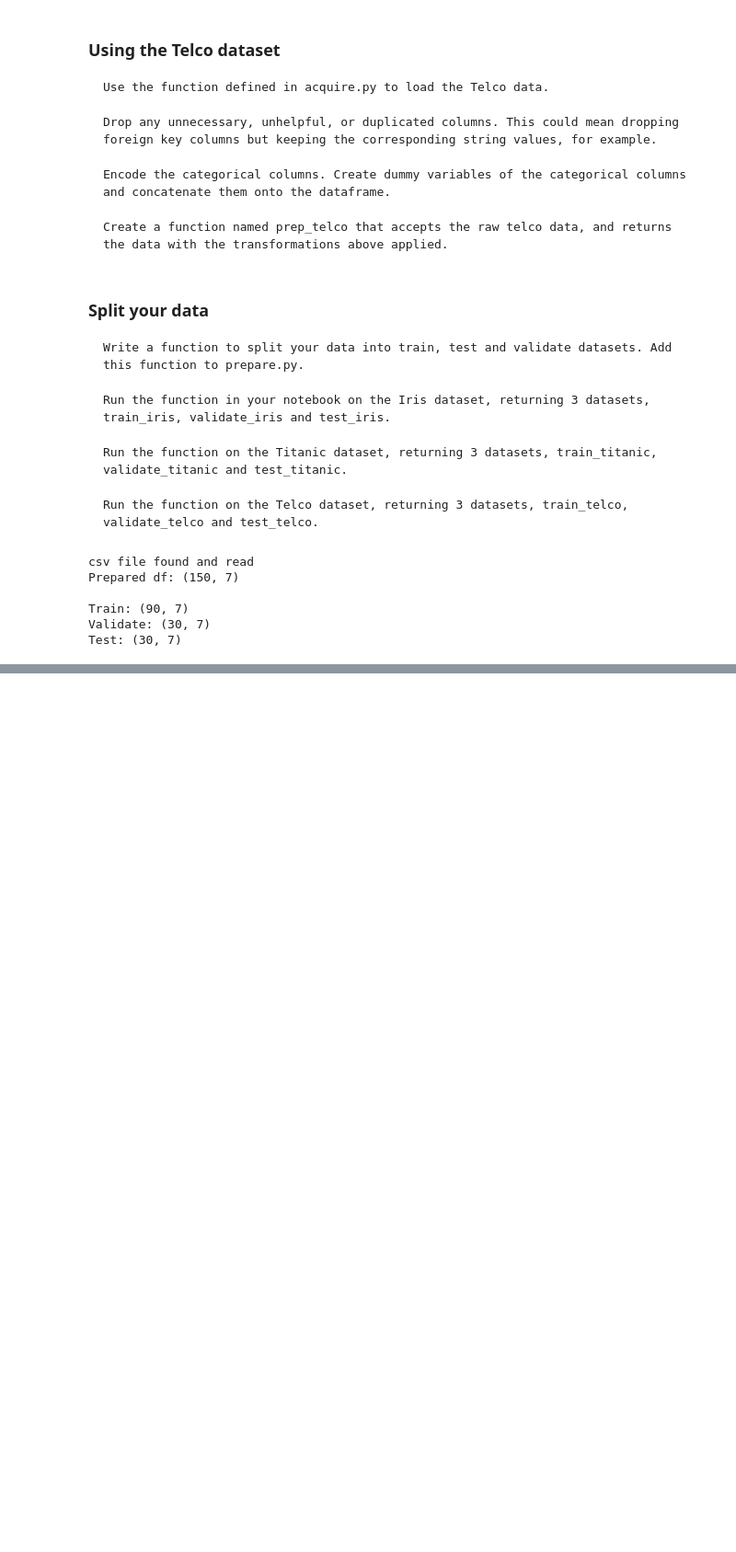
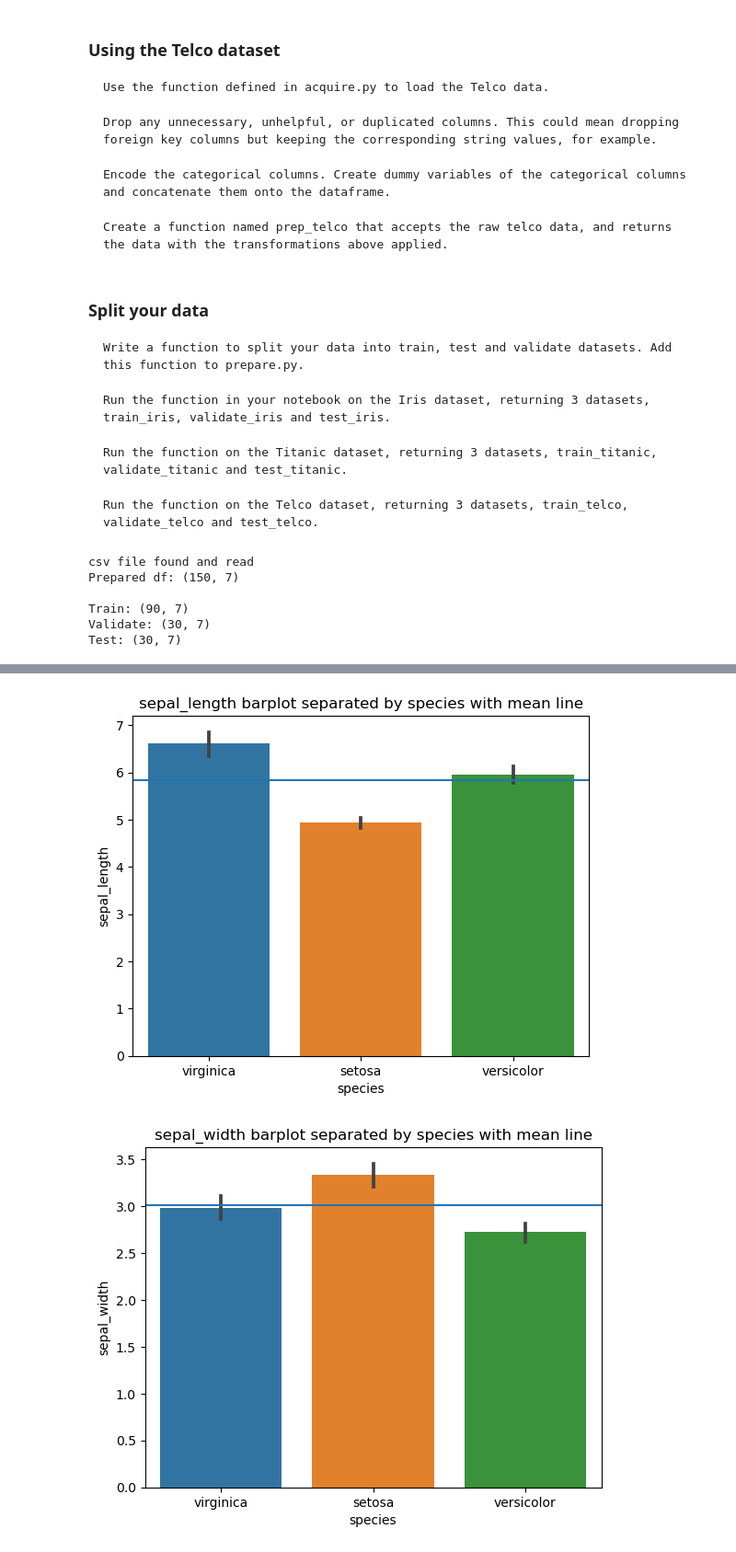
Before and after one commit to corey-hermesch/classification-exercises, a Jupyter notebook: classification_exercises.ipynb, the cells around one changed output, grey strips where cells are left out. Shown at 92% size. Drawn from its saved outputs; the diff is of its cells as text; code cells hidden in the pictures; blank space fills up the shorter version.

```diff
--- a/classification_exercises.ipynb
+++ b/classification_exercises.ipynb
@@ -600,0 +792,12 @@ Test: (1409, 47)
+# %%
+cols = np.array(train_iris.columns[1:5])
+s_array = train_iris.species.unique()
+# %%
+for col in cols:
+    graph = sns.barplot(data=train_iris, x='species', y=col)
+    graph.axhline(train_iris[col].mean())
+    plt.title(col + ' barplot separated by species with mean line')
+    plt.show()
+# %% [output]
+[figure, added]
+[figure, added]
```
Also changed, not shown: parts of 61 cells of this notebook, 4 other files.
